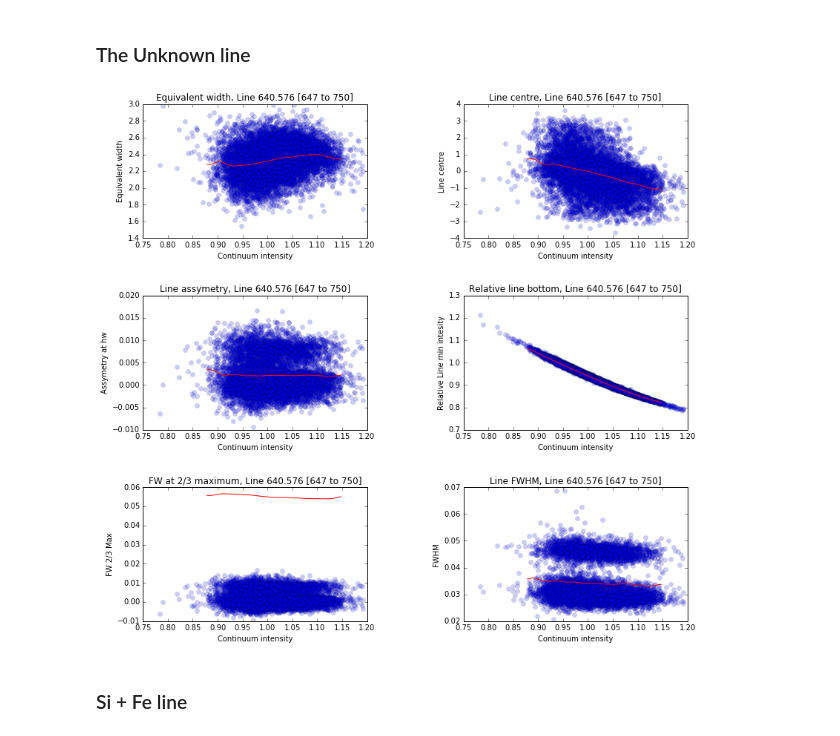
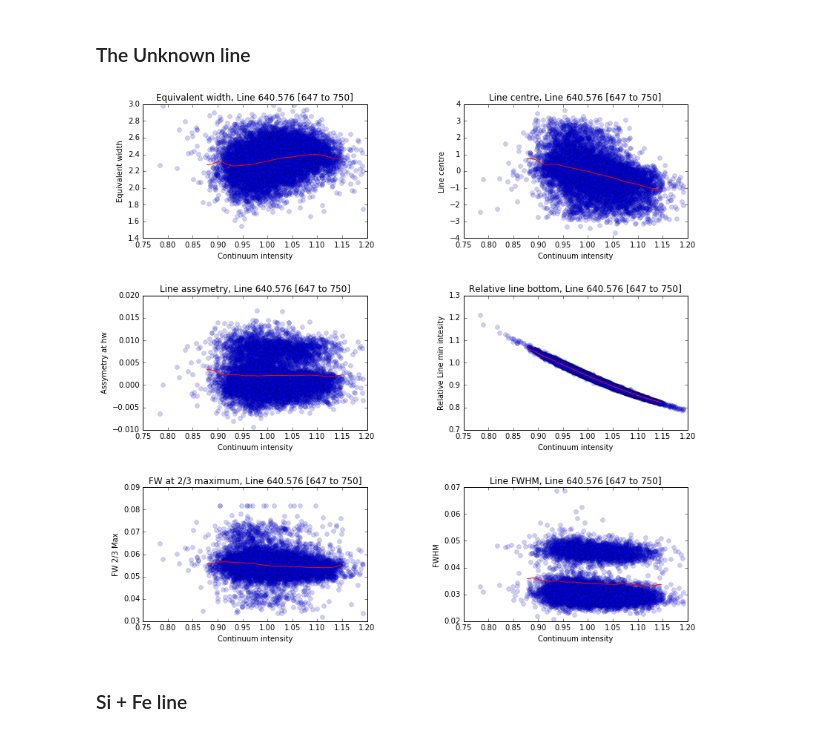
Before and after one commit to Tobychev/Danspectra, a Jupyter notebook: 6405_region-Splines.ipynb, the cells around one changed output. Cells and saved outputs as stored; diff of their text form; code cells hidden in the pictures.

Commit message:
Calling correct visualisation function and cleaned up a bit

```diff
--- a/6405_region-Splines.ipynb
+++ b/6405_region-Splines.ipynb
@@ -113,15 +113,10 @@ vis.plot_linemap_spline(mesFeI,FeI)
 # %% [markdown]
 ### The Unknown line
 # %%
-quant = mesmyst[con].reshape(-1)
-binned = lin.binned_framegroup(myst,s6405_t5p,quant,mesmyst[err] < np.percentile(mesmyst[err],89))
-mesBinnMyst = binned.measure()
-
-
 pl.rcParams["figure.figsize"] = (12,11)
 vis.plot_linemap_spline(mesmyst,myst)#,binned=(mesBinnMyst,binned.cont.reshape(-1)))
 # %% [output]
-[figure, old version]
+[figure, new version]
 # %% [markdown]
 ### Si + Fe line
 # %%
```
Also changed, not shown: parts of 5 cells of this notebook.
